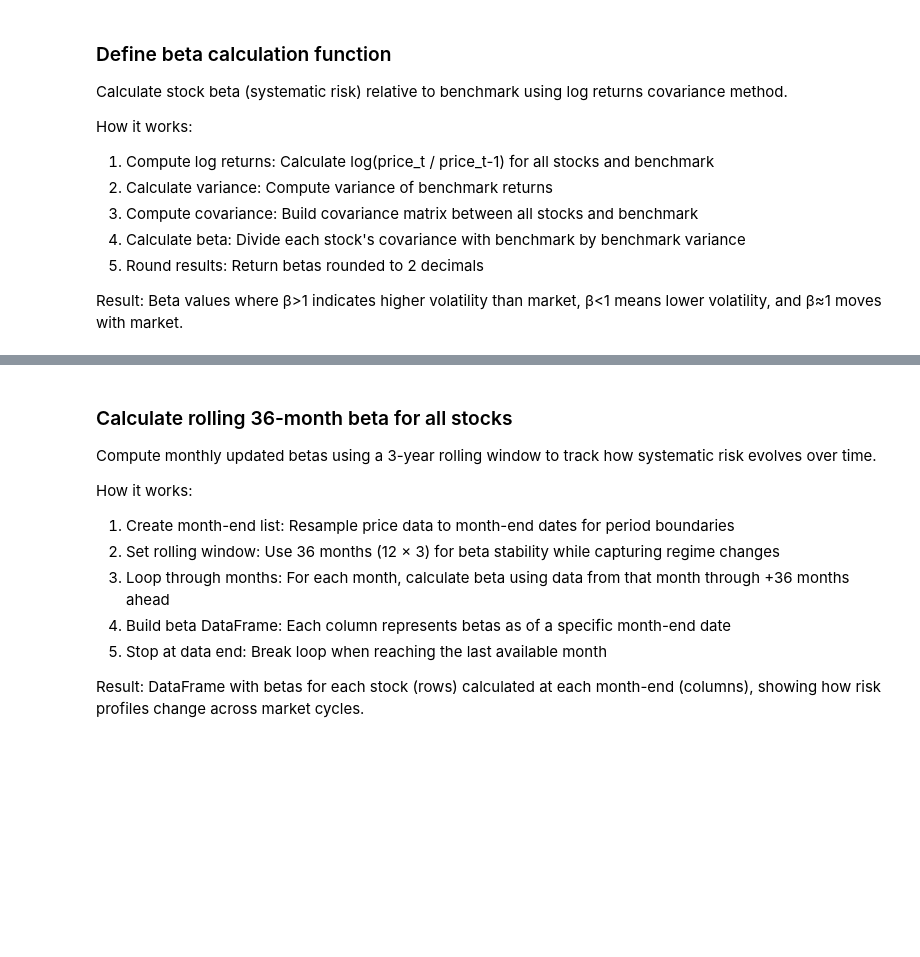
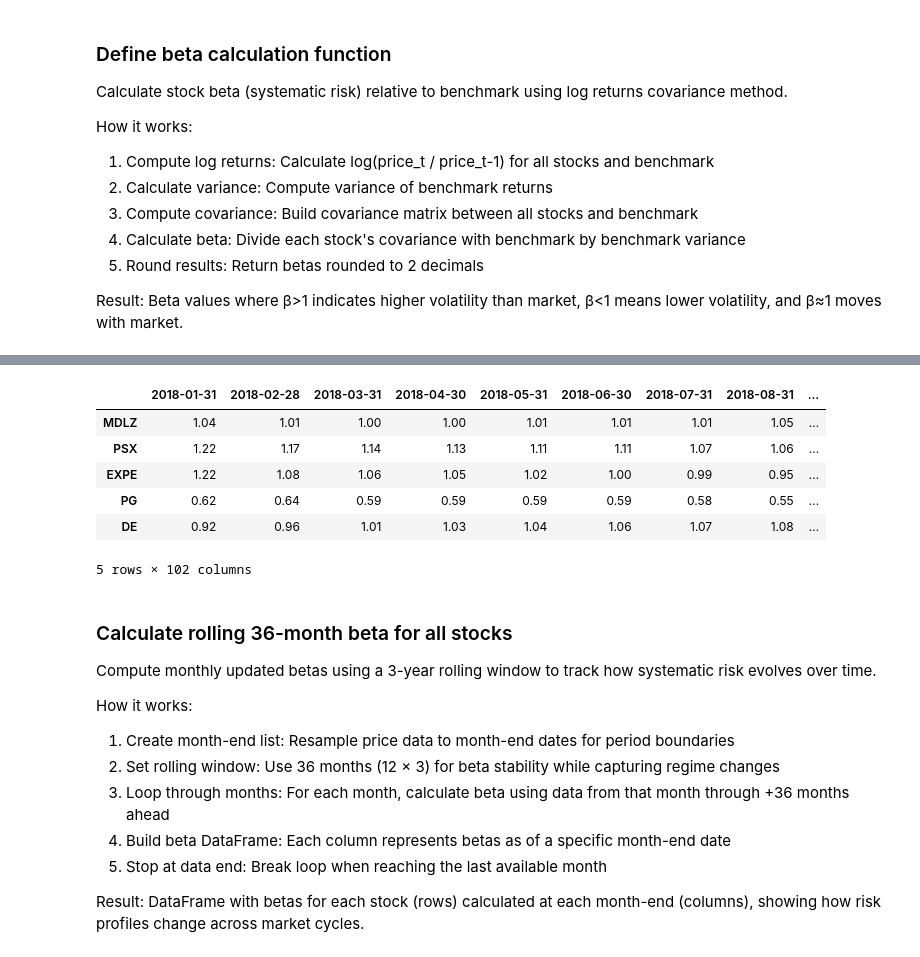
Before and after one commit to PacktPublishing/Algorithmic-Short-Selling-with-Python_Second-Edition, a Jupyter notebook: Chapter 7 Universe Refinement.ipynb, the cells around one changed output, grey strips where cells are left out. Saved outputs shown, nothing was run; the diff lists cells and outputs as text; code cells hidden in the pictures; blank space fills up the shorter version.

```diff
--- a/Chapter 7 Universe Refinement.ipynb
+++ b/Chapter 7 Universe Refinement.ipynb
@@ -336,0 +313,19 @@ beta_df.tail()
+# %%
+bm_col = '^GSPC'
+window = 12 * 3
+
+def monthly_beta(df, bm_col, window):
+    month_end_list = df.resample('ME', closed='left', label='right').last().index.to_list()
+    beta_df = pd.DataFrame( )
+    for t,dt in enumerate(month_end_list):
+        beta_monthly_df =  beta(df[dt:month_end_list[t + window]],bm_col)
+        beta_df = pd.concat([beta_df,beta_monthly_df],axis =1)
+        beta_df = beta_df.rename(columns={bm_col: month_end_list[t + window]})
+        if month_end_list[t + window] == month_end_list[-1]:
+            print(t,dt,month_end_list[t+window])
+            break
+    return beta_df
+
+beta_df =  monthly_beta(px_df, bm_col, window)
+beta_df.tail()
+# %% [output]
@@ -337,3 +333,10 @@ beta_df.tail()
+|  | 2018-01-31 | 2018-02-28 | 2018-03-31 | 2018-04-30 | 2018-05-31 | 2018-06-30 | 2018-07-31 | 2018-08-31 | ... |
+| MDLZ | 1.04 | 1.01 | 1.00 | 1.00 | 1.01 | 1.01 | 1.01 | 1.05 | ... |
+| PSX | 1.22 | 1.17 | 1.14 | 1.13 | 1.11 | 1.11 | 1.07 | 1.06 | ... |
+| EXPE | 1.22 | 1.08 | 1.06 | 1.05 | 1.02 | 1.00 | 0.99 | 0.95 | ... |
+| PG | 0.62 | 0.64 | 0.59 | 0.59 | 0.59 | 0.59 | 0.58 | 0.55 | ... |
+| DE | 0.92 | 0.96 | 1.01 | 1.03 | 1.04 | 1.06 | 1.07 | 1.08 | ... |
+5 rows × 102 columns
 # %% [markdown]
 ### Calculate rolling 36-month beta for all stocks
 
```
Also changed, not shown: parts of 16 cells of this notebook.
